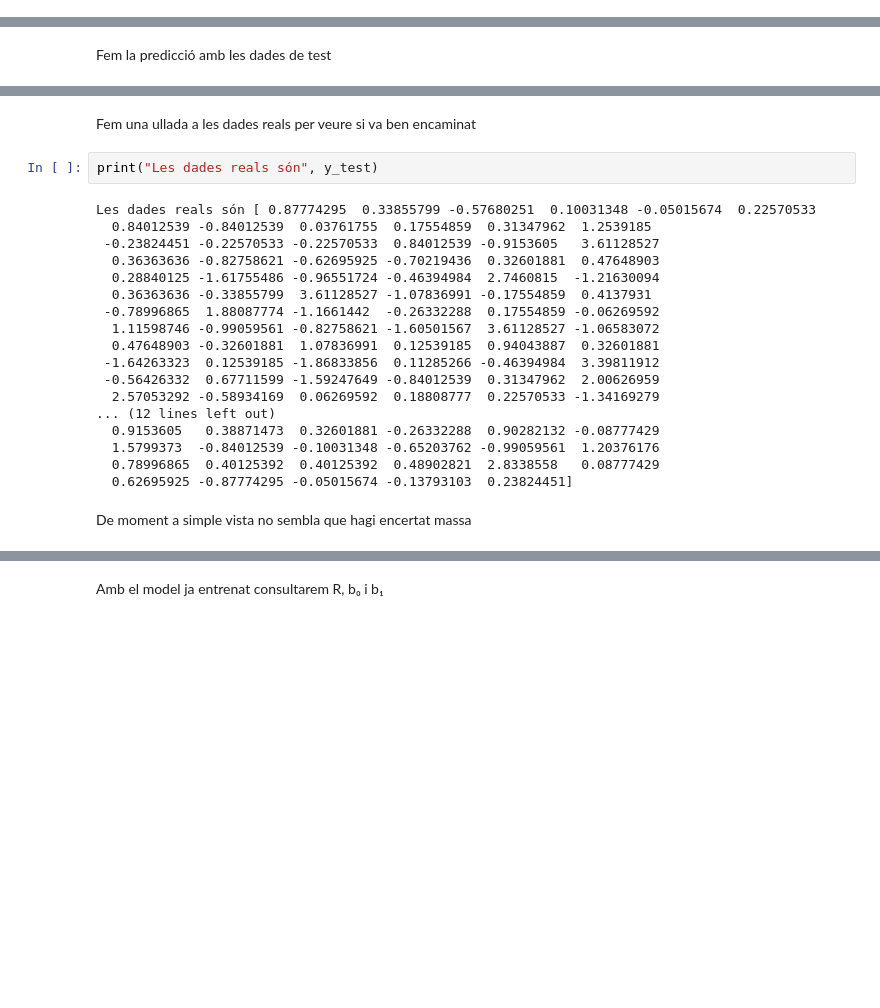
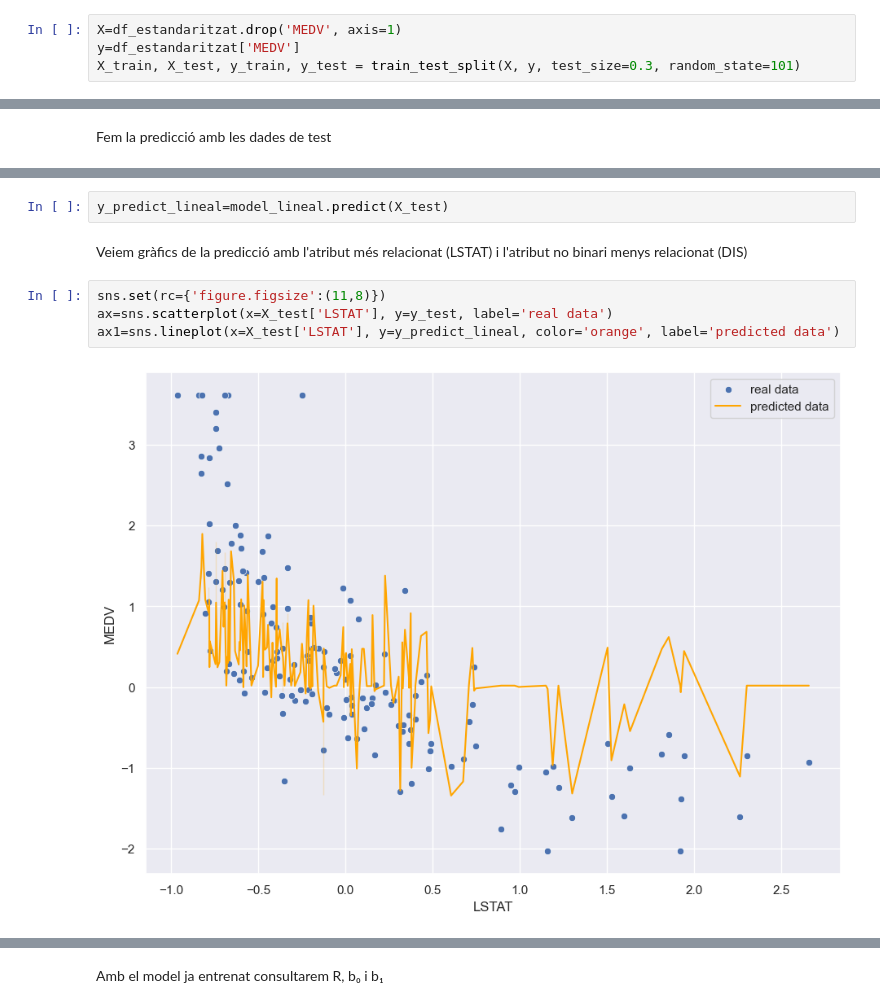
Before and after one commit to maribelseara/ML_regressions, a Jupyter notebook: ml_regressions.ipynb, the cells around one changed output, grey strips where cells are left out. Saved outputs shown, nothing was run; the diff lists cells and outputs as text; blank space fills up the shorter version.

```diff
--- a/ml_regressions.ipynb
+++ b/ml_regressions.ipynb
@@ -98,0 +101,4 @@ model_lineal=LinearRegression().fit(x, y)
+# %%
+X=df_estandaritzat.drop('MEDV', axis=1)
+y=df_estandaritzat['MEDV']
+X_train, X_test, y_train, y_test = train_test_split(X, y, test_size=0.3, random_state=101)
@@ -135,25 +122,11 @@ Les dades predites per a 'MEDV' són [ 0.77546882  0.81569869 -0.51993298  0.709
-# %% [markdown]
-Fem una ullada a les dades reals per veure si va ben encaminat
-# %%
-print("Les dades reals són", y_test)
-# %% [output]
-Les dades reals són [ 0.87774295  0.33855799 -0.57680251  0.10031348 -0.05015674  0.22570533
-  0.84012539 -0.84012539  0.03761755  0.17554859  0.31347962  1.2539185
- -0.23824451 -0.22570533 -0.22570533  0.84012539 -0.9153605   3.61128527
-  0.36363636 -0.82758621 -0.62695925 -0.70219436  0.32601881  0.47648903
-  0.28840125 -1.61755486 -0.96551724 -0.46394984  2.7460815  -1.21630094
-  0.36363636 -0.33855799  3.61128527 -1.07836991 -0.17554859  0.4137931
- -0.78996865  1.88087774 -1.1661442  -0.26332288  0.17554859 -0.06269592
-  1.11598746 -0.99059561 -0.82758621 -1.60501567  3.61128527 -1.06583072
-  0.47648903 -0.32601881  1.07836991  0.12539185  0.94043887  0.32601881
- -1.64263323  0.12539185 -1.86833856  0.11285266 -0.46394984  3.39811912
- -0.56426332  0.67711599 -1.59247649 -0.84012539  0.31347962  2.00626959
-  2.57053292 -0.58934169  0.06269592  0.18808777  0.22570533 -1.34169279
-... (12 lines left out)
-  0.9153605   0.38871473  0.32601881 -0.26332288  0.90282132 -0.08777429
-  1.5799373  -0.84012539 -0.10031348 -0.65203762 -0.99059561  1.20376176
-  0.78996865  0.40125392  0.40125392  0.48902821  2.8338558   0.08777429
-  0.62695925 -0.87774295 -0.05015674 -0.13793103  0.23824451]
-# %% [markdown]
-De moment a simple vista no sembla que hagi encertat massa
+# %%
+y_predict_lineal=model_lineal.predict(X_test)
+# %% [markdown]
+Veiem gràfics de la predicció amb l'atribut més relacionat (LSTAT) i l'atribut no binari menys relacionat (DIS)
+# %%
+sns.set(rc={'figure.figsize':(11,8)})
+ax=sns.scatterplot(x=X_test['LSTAT'], y=y_test, label='real data')
+ax1=sns.lineplot(x=X_test['LSTAT'], y=y_predict_lineal, color='orange', label='predicted data')
+# %% [output]
+[figure, added]
 # %%
```
Also changed, not shown: parts of 86 cells of this notebook.
